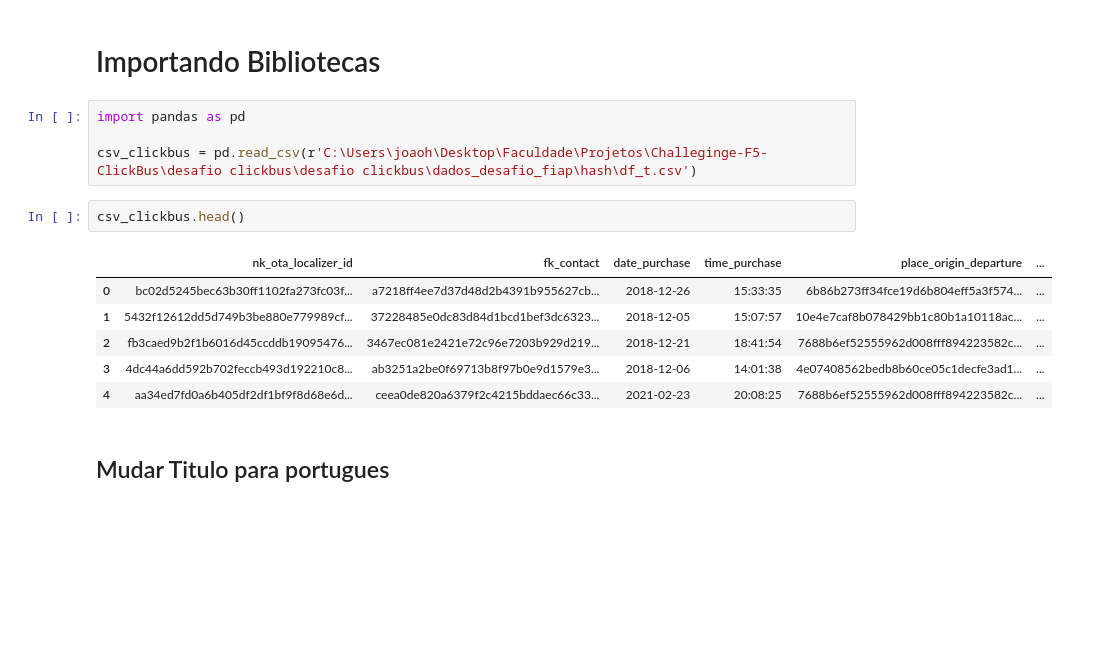
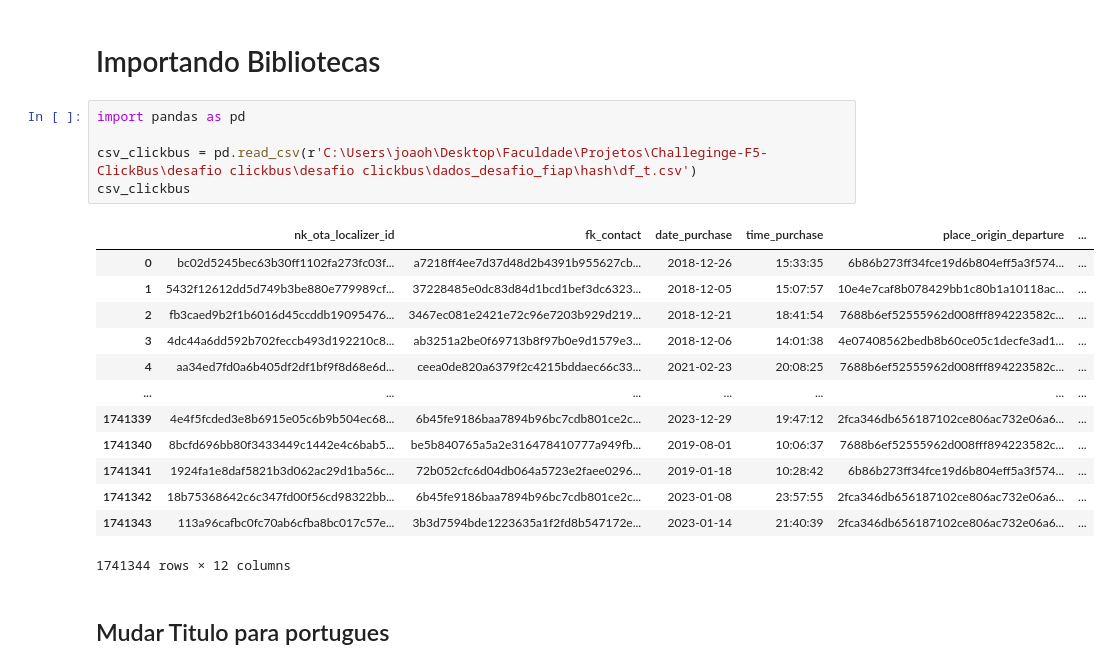
Before and after one commit to JhArantes/F5-Challenge-ClickBus, a Jupyter notebook: Trantando_Dados.ipynb, the cells around one changed output. Saved outputs shown, nothing was run; the diff lists cells and outputs as text; blank space fills up the shorter version.

```diff
--- a/Trantando_Dados.ipynb
+++ b/Trantando_Dados.ipynb
@@ -3,16 +3,22 @@
 # %%
 import pandas as pd
 
 csv_clickbus = pd.read_csv(r'C:\Users\joaoh\Desktop\Faculdade\Projetos\Challeginge-F5-ClickBus\desafio clickbus\desafio clickbus\dados_desafio_fiap\hash\df_t.csv')
+csv_clickbus
+# %% [output]
+|  | nk_ota_localizer_id | fk_contact | date_purchase | time_purchase | place_origin_departure | ... |
+| 0 | bc02d5245bec63b30ff1102fa273fc03f... | a7218ff4ee7d37d48d2b4391b955627cb... | 2018-12-26 | 15:33:35 | 6b86b273ff34fce19d6b804eff5a3f574... | ... |
+| 1 | 5432f12612dd5d749b3be880e779989cf... | 37228485e0dc83d84d1bcd1bef3dc6323... | 2018-12-05 | 15:07:57 | 10e4e7caf8b078429bb1c80b1a10118ac... | ... |
+| 2 | fb3caed9b2f1b6016d45ccddb19095476... | 3467ec081e2421e72c96e7203b929d219... | 2018-12-21 | 18:41:54 | 7688b6ef52555962d008fff894223582c... | ... |
+| 3 | 4dc44a6dd592b702feccb493d192210c8... | ab3251a2be0f69713b8f97b0e9d1579e3... | 2018-12-06 | 14:01:38 | 4e07408562bedb8b60ce05c1decfe3ad1... | ... |
+| 4 | aa34ed7fd0a6b405df2df1bf9f8d68e6d... | ceea0de820a6379f2c4215bddaec66c33... | 2021-02-23 | 20:08:25 | 7688b6ef52555962d008fff894223582c... | ... |
+| ... | ... | ... | ... | ... | ... | ... |
+| 1741339 | 4e4f5fcded3e8b6915e05c6b9b504ec68... | 6b45fe9186baa7894b96bc7cdb801ce2c... | 2023-12-29 | 19:47:12 | 2fca346db656187102ce806ac732e06a6... | ... |
+| 1741340 | 8bcfd696bb80f3433449c1442e4c6bab5... | be5b840765a5a2e316478410777a949fb... | 2019-08-01 | 10:06:37 | 7688b6ef52555962d008fff894223582c... | ... |
+| 1741341 | 1924fa1e8daf5821b3d062ac29d1ba56c... | 72b052cfc6d04db064a5723e2faee0296... | 2019-01-18 | 10:28:42 | 6b86b273ff34fce19d6b804eff5a3f574... | ... |
+| 1741342 | 18b75368642c6c347fd00f56cd98322bb... | 6b45fe9186baa7894b96bc7cdb801ce2c... | 2023-01-08 | 23:57:55 | 2fca346db656187102ce806ac732e06a6... | ... |
+| 1741343 | 113a96cafbc0fc70ab6cfba8bc017c57e... | 3b3d7594bde1223635a1f2fd8b547172e... | 2023-01-14 | 21:40:39 | 2fca346db656187102ce806ac732e06a6... | ... |
+1741344 rows × 12 columns
-# %%
-csv_clickbus.head()
-# %% [output]
-|  | nk_ota_localizer_id | fk_contact | date_purchase | time_purchase | place_origin_departure | ... |
-| 0 | bc02d5245bec63b30ff1102fa273fc03f... | a7218ff4ee7d37d48d2b4391b955627cb... | 2018-12-26 | 15:33:35 | 6b86b273ff34fce19d6b804eff5a3f574... | ... |
-| 1 | 5432f12612dd5d749b3be880e779989cf... | 37228485e0dc83d84d1bcd1bef3dc6323... | 2018-12-05 | 15:07:57 | 10e4e7caf8b078429bb1c80b1a10118ac... | ... |
-| 2 | fb3caed9b2f1b6016d45ccddb19095476... | 3467ec081e2421e72c96e7203b929d219... | 2018-12-21 | 18:41:54 | 7688b6ef52555962d008fff894223582c... | ... |
-| 3 | 4dc44a6dd592b702feccb493d192210c8... | ab3251a2be0f69713b8f97b0e9d1579e3... | 2018-12-06 | 14:01:38 | 4e07408562bedb8b60ce05c1decfe3ad1... | ... |
-| 4 | aa34ed7fd0a6b405df2df1bf9f8d68e6d... | ceea0de820a6379f2c4215bddaec66c33... | 2021-02-23 | 20:08:25 | 7688b6ef52555962d008fff894223582c... | ... |
 # %% [markdown]
 ## Mudar Titulo para portugues
 # %%
```
Also changed, not shown: 2 other files.
